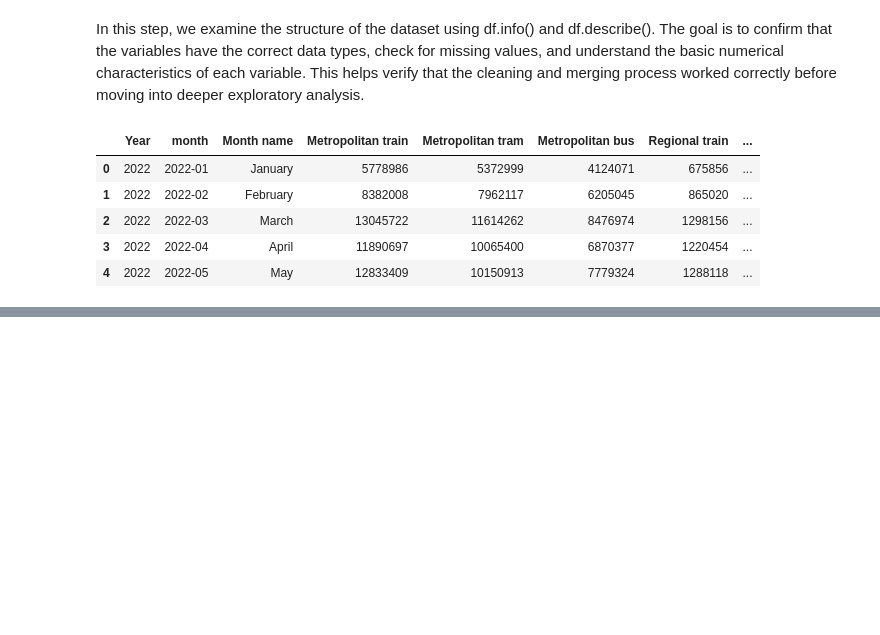
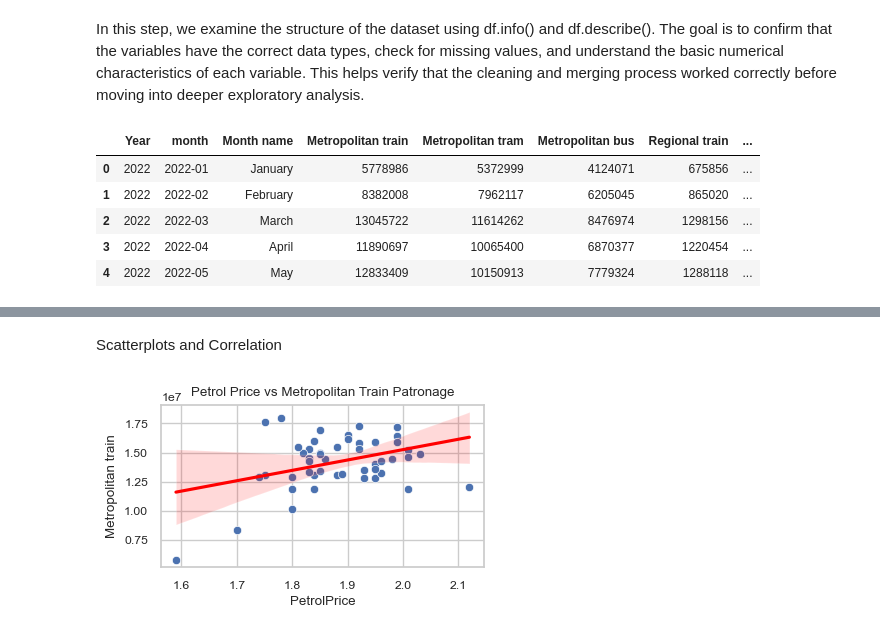
Before and after one commit to ribhhutcheson/ecc3479-project, a Jupyter notebook: EDA.ipynb, the cells around one changed output, grey strips where cells are left out. Drawn from its saved outputs; the diff is of its cells as text; code cells hidden in the pictures; blank space fills up the shorter version.

```diff
--- a/EDA.ipynb
+++ b/EDA.ipynb
@@ -36,0 +199,14 @@ df.head()
+# %% [markdown]
+Scatterplots and Correlation
+# %%
+fig, ax = plt.subplots(figsize=(4, 2.5))
+
+sns.scatterplot(data=df, x="PetrolPrice", y="Metropolitan train", ax=ax)
+sns.regplot(data=df, x="PetrolPrice", y="Metropolitan train", scatter=False, color="red", ax=ax)
+
+ax.set_title("Petrol Price vs Metropolitan Train Patronage")
+
+fig.tight_layout()
+plt.show()
+# %% [output]
+[figure, added]
```
Also changed, not shown: parts of 14 cells of this notebook.
